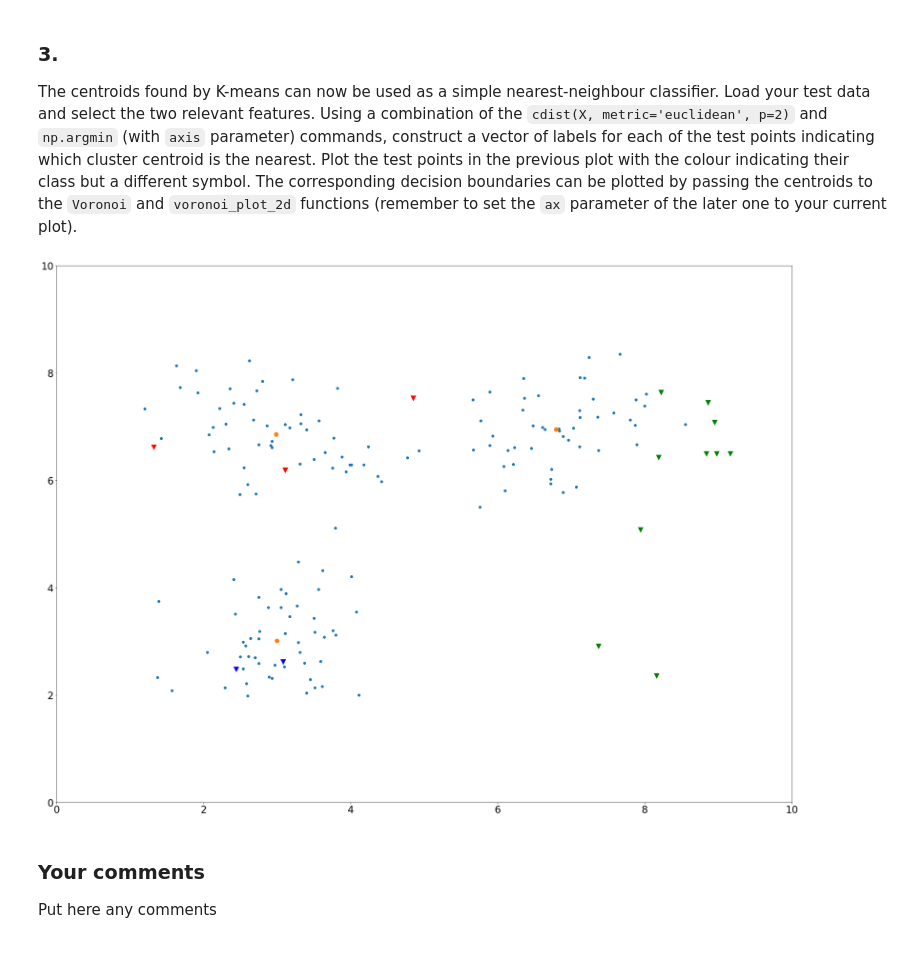
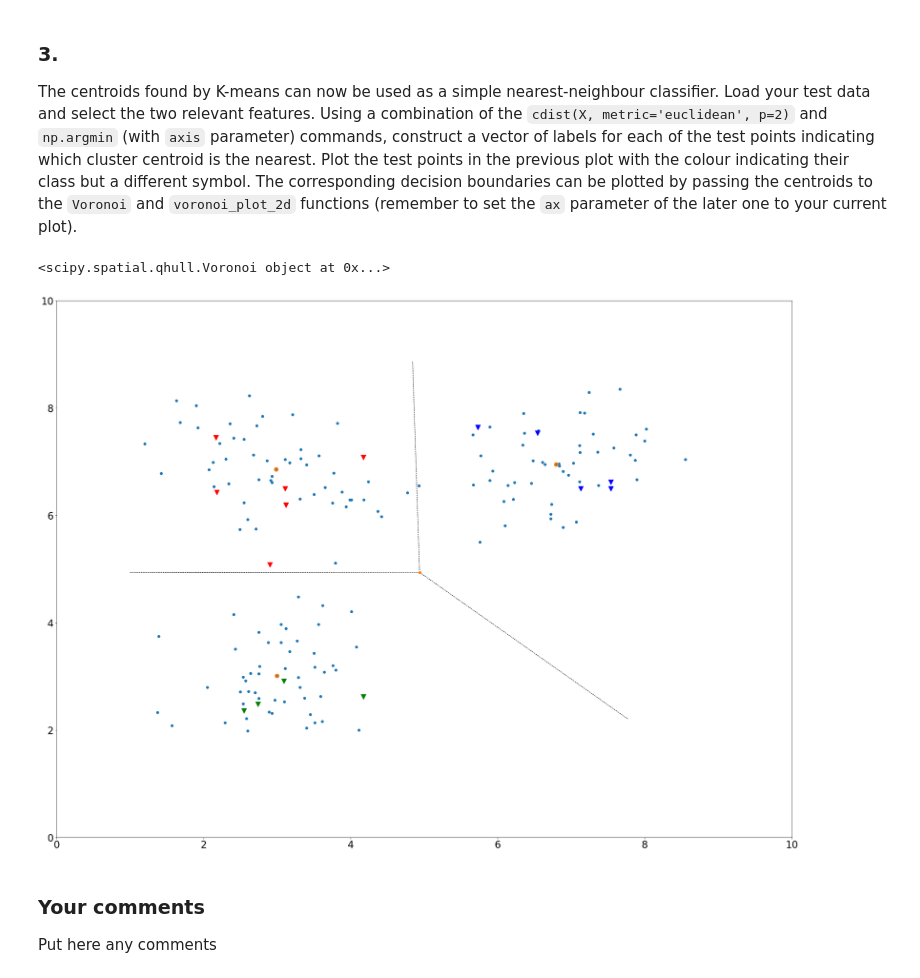
Before and after one commit to MilkyLatte/CSY2, a Jupyter notebook: SPS/CourseWork/cw1.ipynb, the cells around one changed output. Cells and saved outputs as stored; diff of their text form; code cells hidden in the pictures.

```diff
--- a/SPS/CourseWork/cw1.ipynb
+++ b/SPS/CourseWork/cw1.ipynb
@@ -145,7 +150,7 @@ The centroids found by K-means can now be used as a simple nearest-neighbour cla
 
 testing_data = np.loadtxt('Test.csv', delimiter = ',')
 
-X_test = np.vstack([testing_data[:, 2], testing_data[:,4]]).T
+X_test = np.vstack([testing_data[:, 1], testing_data[:,4]]).T
 
 test_x = np.array(X_test[:,0])
 test_y = np.array(X_test[:,1])
@@ -156,34 +161,40 @@ ax.scatter(X[:,0], X[:, 1])
 ax.scatter(cluster[:, 0], cluster[:,1], 100)
 
 test = np.array([test_x, test_y]).T
 
 
 distances = cdist(test, cluster, metric='euclidean', p=2)
 
 which_cluster = np.array([])
 
 for i in range(len(distances)):
     which_cluster = np.append(which_cluster, np.argmin(distances[i]))
 
 which_cluster0 = np.where(which_cluster == 0)
 which_cluster1 = np.where(which_cluster == 1)
 which_cluster2 = np.where(which_cluster == 2)
 
 test_cluster0 = np.array(test[which_cluster0])
 test_cluster1 = np.array(test[which_cluster1])
 test_cluster2 = np.array(test[which_cluster2])
 
 ax.scatter(test_cluster0[:, 0], test_cluster0[:, 1], 150, color = 'r', marker = 'v')
 ax.scatter(test_cluster1[:, 0], test_cluster1[:, 1], 150, color = 'g', marker = 'v')
 ax.scatter(test_cluster2[:, 0], test_cluster2[:, 1], 150, color = 'b', marker = 'v')
 
+vor = Voronoi(cluster)
+print(vor)
+
+voronoi_plot_2d(vor,ax)
+
 
 
 
 plt.axis([0,10,0,10])
 plt.show()
 # %% [output]
+<scipy.spatial.qhull.Voronoi object at 0x...>
-[figure, old version]
+[figure, new version]
 # %% [markdown]
 ### Your comments ###
 
```
Also changed, not shown: parts of 5 cells of this notebook, 6 other files.
